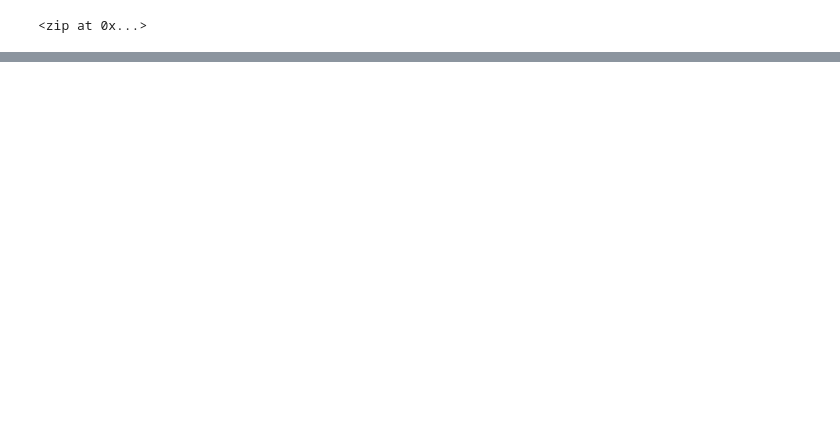
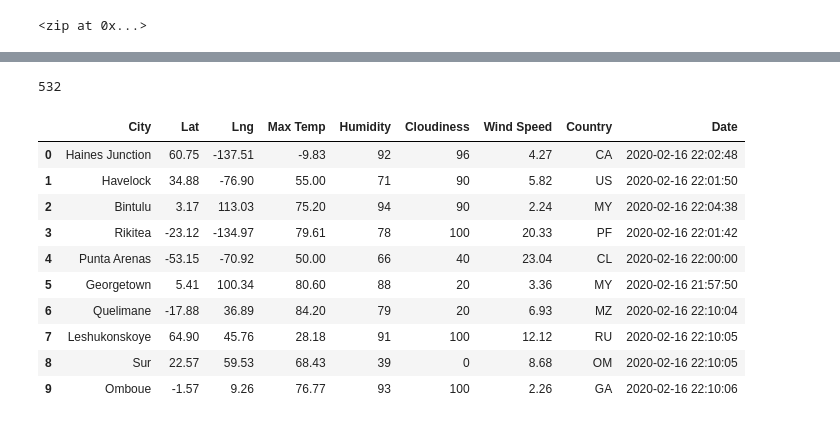
Before and after one commit to amuthusa/World_Weather_Analysis, a Jupyter notebook: WeatherPy.ipynb, the cells around one changed output, grey strips where cells are left out. Drawn from its saved outputs; the diff is of its cells as text; code cells hidden in the pictures; blank space fills up the shorter version.

Commit message:
added changes to get the weather data for 500+ cities and created csv file

```diff
--- a/WeatherPy.ipynb
+++ b/WeatherPy.ipynb
@@ -65,11 +65,11 @@ cities = []
 
 #iterate over the coordinates and find nearest city and add it to the list if new
 for coordinate in coordinates:
-    city = citipy.nearest_city(coordinate[0], coordinate[1]).citi_name
+    city = citipy.nearest_city(coordinate[0], coordinate[1]).city_name
 
     #find if the city name is not an existing one and add it to the list
     if city not in cities:
         cities.append(city)
 
 #check the count of unique cities added
-len
+len(cities)
@@ -75,0 +87,3 @@ len
+# %%
+#starting url for open weather api call
+url = "http://api.openweathermap.org/data/2.5/weather?units=Imperial&APPID=" + open_weather_api_key
@@ -75,0 +169,20 @@ len
+# %%
+len(city_data)
+# %% [output]
+532
+# %%
+#create new dataframe from list of city data
+city_data_df = pd.DataFrame(city_data)
+city_data_df.head(10)
+# %% [output]
+|  | City | Lat | Lng | Max Temp | Humidity | Cloudiness | Wind Speed | Country | Date |
+| 0 | Haines Junction | 60.75 | -137.51 | -9.83 | 92 | 96 | 4.27 | CA | 2020-02-16 22:02:48 |
+| 1 | Havelock | 34.88 | -76.90 | 55.00 | 71 | 90 | 5.82 | US | 2020-02-16 22:01:50 |
+| 2 | Bintulu | 3.17 | 113.03 | 75.20 | 94 | 90 | 2.24 | MY | 2020-02-16 22:04:38 |
+| 3 | Rikitea | -23.12 | -134.97 | 79.61 | 78 | 100 | 20.33 | PF | 2020-02-16 22:01:42 |
+| 4 | Punta Arenas | -53.15 | -70.92 | 50.00 | 66 | 40 | 23.04 | CL | 2020-02-16 22:00:00 |
+| 5 | Georgetown | 5.41 | 100.34 | 80.60 | 88 | 20 | 3.36 | MY | 2020-02-16 21:57:50 |
+| 6 | Quelimane | -17.88 | 36.89 | 84.20 | 79 | 20 | 6.93 | MZ | 2020-02-16 22:10:04 |
+| 7 | Leshukonskoye | 64.90 | 45.76 | 28.18 | 91 | 100 | 12.12 | RU | 2020-02-16 22:10:05 |
+| 8 | Sur | 22.57 | 59.53 | 68.43 | 39 | 0 | 8.68 | OM | 2020-02-16 22:10:05 |
+| 9 | Omboue | -1.57 | 9.26 | 76.77 | 93 | 100 | 2.26 | GA | 2020-02-16 22:10:06 |
```
Also changed, not shown: parts of 10 cells of this notebook.
